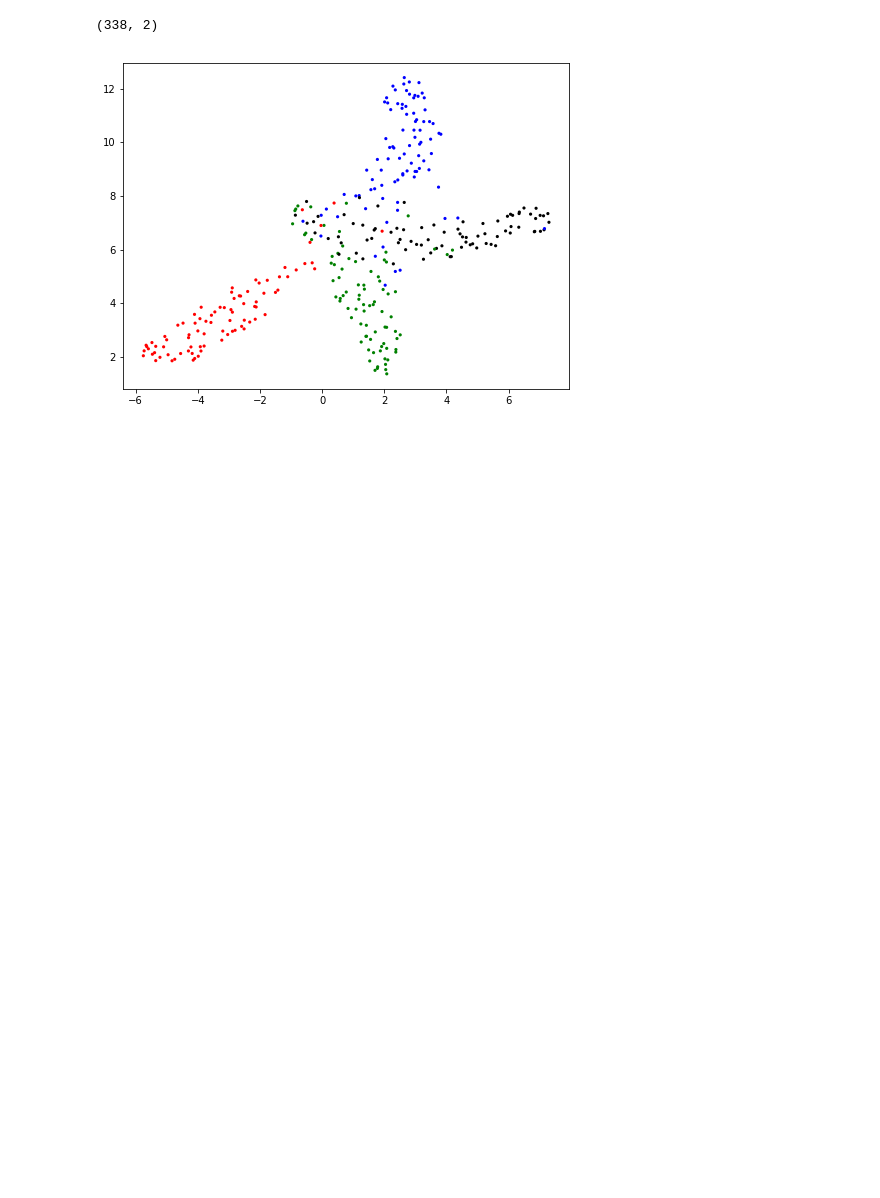
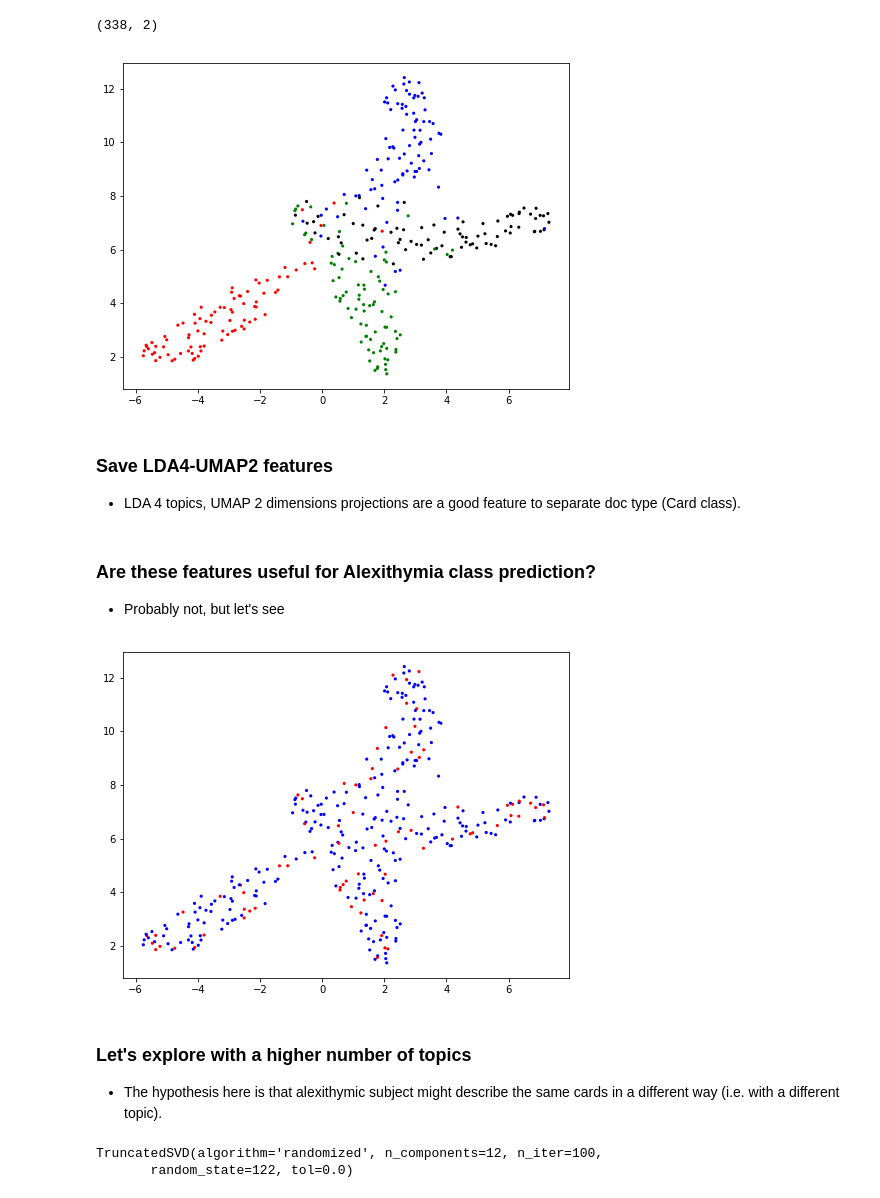
Before and after one commit to raul-arrabales/alexithymic-lang, a Jupyter notebook: nlp/7_LatentSemantic.ipynb, the cells around one changed output. Drawn from its saved outputs; the diff is of its cells as text; code cells hidden in the pictures; blank space fills up the shorter version.

Commit message:
LDA with more topics

```diff
--- a/nlp/7_LatentSemantic.ipynb
+++ b/nlp/7_LatentSemantic.ipynb
@@ -226,3 +226,30 @@ plt.scatter(
 plt.show()
 # %% [output]
 [figure]
+# %% [markdown]
+### Save LDA4-UMAP2 features
+- LDA 4 topics, UMAP 2 dimensions projections are a good feature to separate doc type (Card class).
+# %%
+alex_df['LDA4_Umap2_0'] = embedding[:,0]
+alex_df['LDA4_Umap2_1'] = embedding[:,1]
+# %% [markdown]
+### Are these features useful for Alexithymia class prediction?
+- Probably not, but let's see
+# %%
+colors = {0: 'blue', 1: 'red'}
+
+plt.figure(figsize=(8,6))
+plt.scatter(
+    embedding[:, 0],
+    embedding[:, 1],
+    c = alex_df['Alex_A'].apply(lambda x: colors[x]),
+    #c = ['green','blue','black','red'],
+    s = 10, # size
+    edgecolor='none'
+)
+plt.show()
+# %% [output]
+[figure, added]
+# %% [markdown]
+### Let's explore with a higher number of topics
+- The hypothesis here is that alexithymic subject might describe the same cards in a different way (i.e. with a different topic).
@@ -228,0 +265,5 @@ plt.show()
+# %%
+SVD_model.fit(TFIDF_matrix)
+# %% [output]
+TruncatedSVD(algorithm='randomized', n_components=12, n_iter=100,
+       random_state=122, tol=0.0)
```
Also changed, not shown: parts of 13 cells of this notebook.
